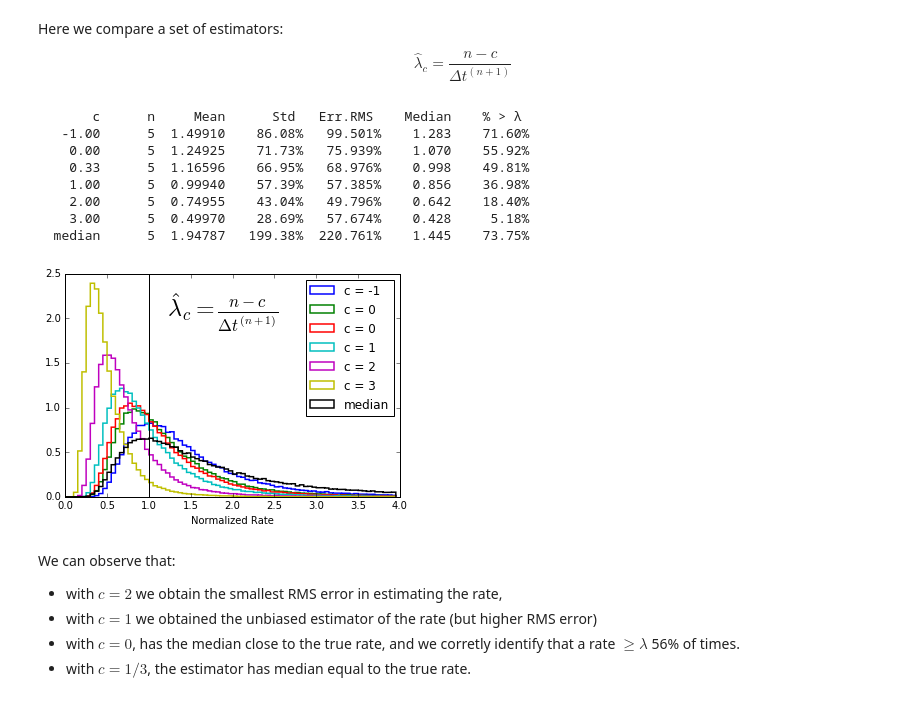
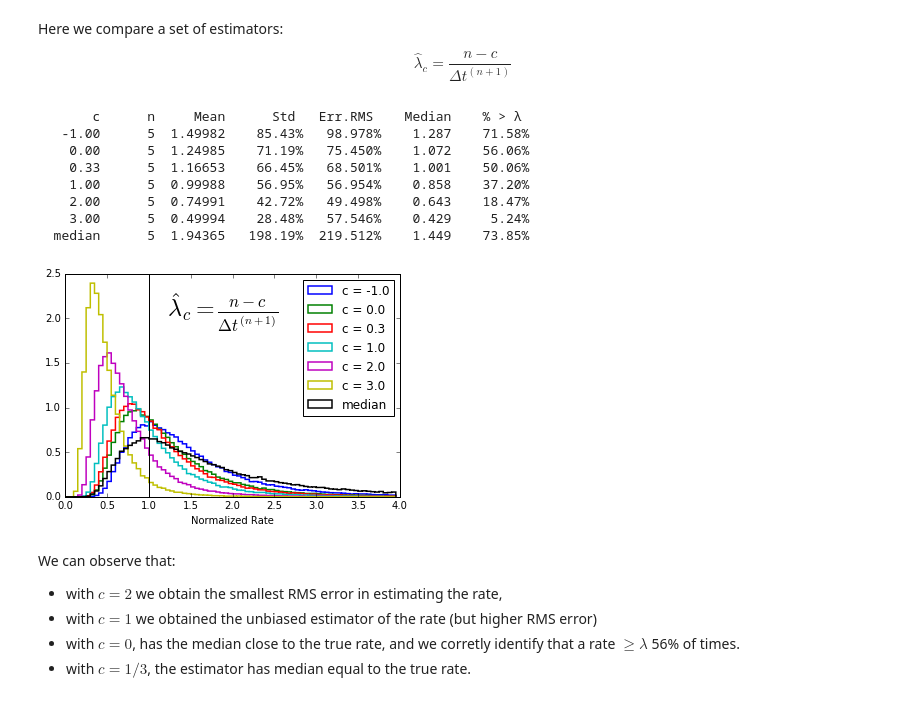
Before and after one commit to tritemio/notebooks, a Jupyter notebook: Estimation of rates of random events.ipynb, the cells around one changed output. Drawn from its saved outputs; the diff is of its cells as text; code cells hidden in the pictures.

```diff
--- a/Estimation of rates of random events.ipynb
+++ b/Estimation of rates of random events.ipynb
@@ -91,37 +159,37 @@ $$\hat{\lambda}_c = \frac{n - c}{\Delta t^{(n+1)}}$$
 # %%
 kws = dict(bins=np.arange(0, 4, 0.05), histtype='step', lw=1.5, normed=True)
 print('{:>8} {:>6} {:>8} {:>8}  {:>8}  {:>8} {:>8}'
       .format('c', 'n', 'Mean', 'Std', 'Err.RMS', 'Median', '% > λ'))
 for c in (-1, 0, 1/3, 1, 2, 3):
     r_hc = (n - c)  / d1.sum(axis=1) / λ
     r_hc_err_rms = np.sqrt(np.mean(((r_hc - 1)**2)))
-    plt.hist(r_hc, **kws, label = 'c = %d' % c);
+    plt.hist(r_hc, **kws, label = 'c = %.1f' % c);
     print('%8.2f %6d %8.5f %8.2f%% %8.3f%% %8.3f %8.2f%%' %
           (c, n, r_hc.mean(), r_hc.std()*100, r_hc_err_rms*100, np.median(r_hc),
            (r_hc > 1).sum() * 100 / num_iter))
 
 r_hm = 1/np.median(d1, axis=1) / λ
 r_hm_err_rms = np.sqrt(np.mean(((r_hm - 1)**2)))
 plt.hist(r_hm, **kws, label = 'median');
 print('%8s %6d %8.5f %8.2f%% %8.3f%% %8.3f %8.2f%%' %
       ('median', n, r_hm.mean(), r_hm.std()*100, r_hm_err_rms*100, np.median(r_hm),
        (r_hm > 1).sum() * 100 / num_iter))
 
 plt.legend()
 plt.xlabel('Normalized Rate')
 plt.axvline(1, color='k');
 plt.text(0.36, 0.75, r'$\hat{\lambda}_c = \frac{n - c}{\Delta t^{(n+1)}}$',
          fontsize=24, transform=plt.gcf().transFigure);
 # %% [output]
        c      n     Mean      Std   Err.RMS    Median    % > λ
-   -1.00      5  1.49910    86.08%   99.501%    1.283    71.60%
-    0.00      5  1.24925    71.73%   75.939%    1.070    55.92%
-    0.33      5  1.16596    66.95%   68.976%    0.998    49.81%
-    1.00      5  0.99940    57.39%   57.385%    0.856    36.98%
-    2.00      5  0.74955    43.04%   49.796%    0.642    18.40%
-    3.00      5  0.49970    28.69%   57.674%    0.428     5.18%
-  median      5  1.94787   199.38%  220.761%    1.445    73.75%
+   -1.00      5  1.49982    85.43%   98.978%    1.287    71.58%
+    0.00      5  1.24985    71.19%   75.450%    1.072    56.06%
+    0.33      5  1.16653    66.45%   68.501%    1.001    50.06%
+    1.00      5  0.99988    56.95%   56.954%    0.858    37.20%
+    2.00      5  0.74991    42.72%   49.498%    0.643    18.47%
+    3.00      5  0.49994    28.48%   57.546%    0.429     5.24%
+  median      5  1.94365   198.19%  219.512%    1.449    73.85%
-[figure, old version]
+[figure, new version]
 # %% [markdown]
 We can observe that:
 
```
Also changed, not shown: parts of 23 cells of this notebook.
